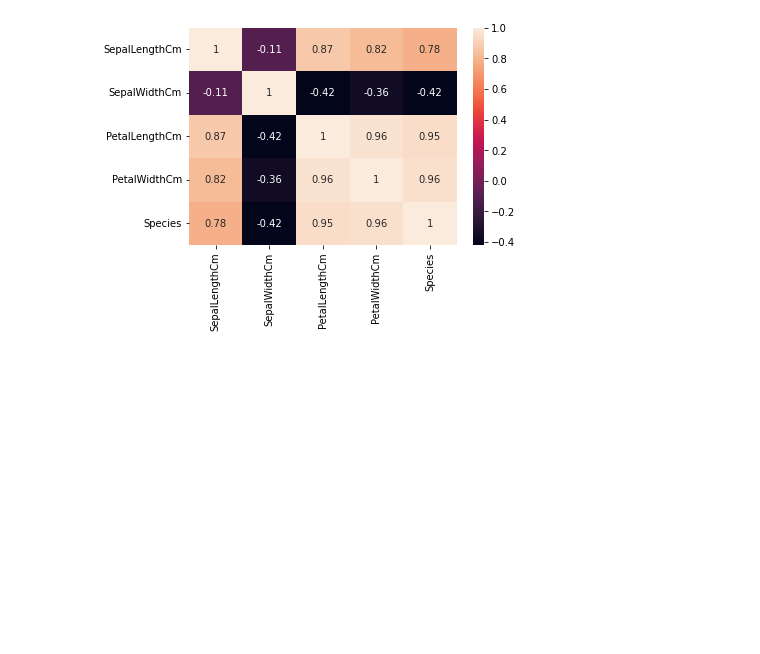
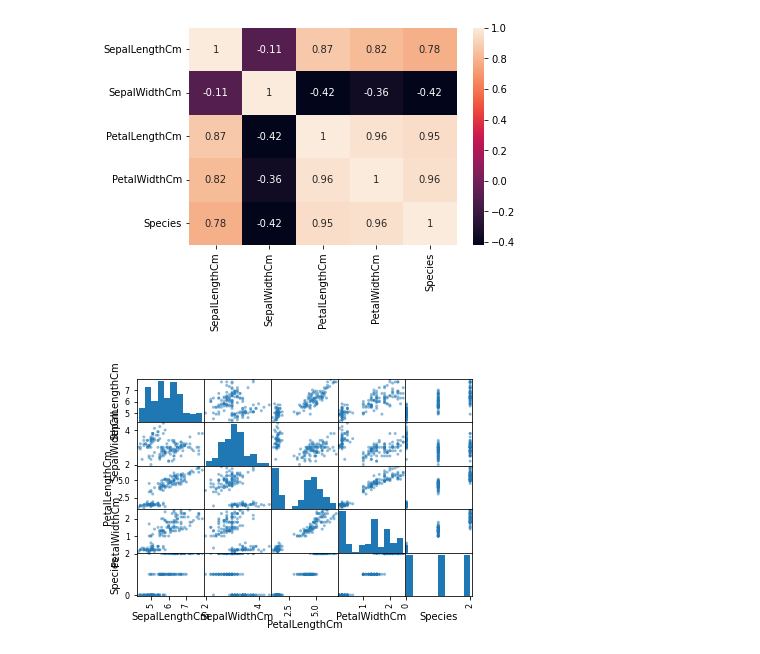
Before and after one commit to RD13p/AnalisisDatos-InteligenciaComp, a Jupyter notebook: Actividad1.ipynb, the cells around one changed output. Cells and saved outputs as stored; diff of their text form; code cells hidden in the pictures; blank space fills up the shorter version.

```diff
--- a/Actividad1.ipynb
+++ b/Actividad1.ipynb
@@ -49,3 +49,8 @@ sns.heatmap(corr, annot=True)
 # %% [output]
 <AxesSubplot:>
 [figure]
+# %%
+scatter_matrix(myData)
+plt.show()
+# %% [output]
+[figure, added]
```
Also changed, not shown: 3 other files.
